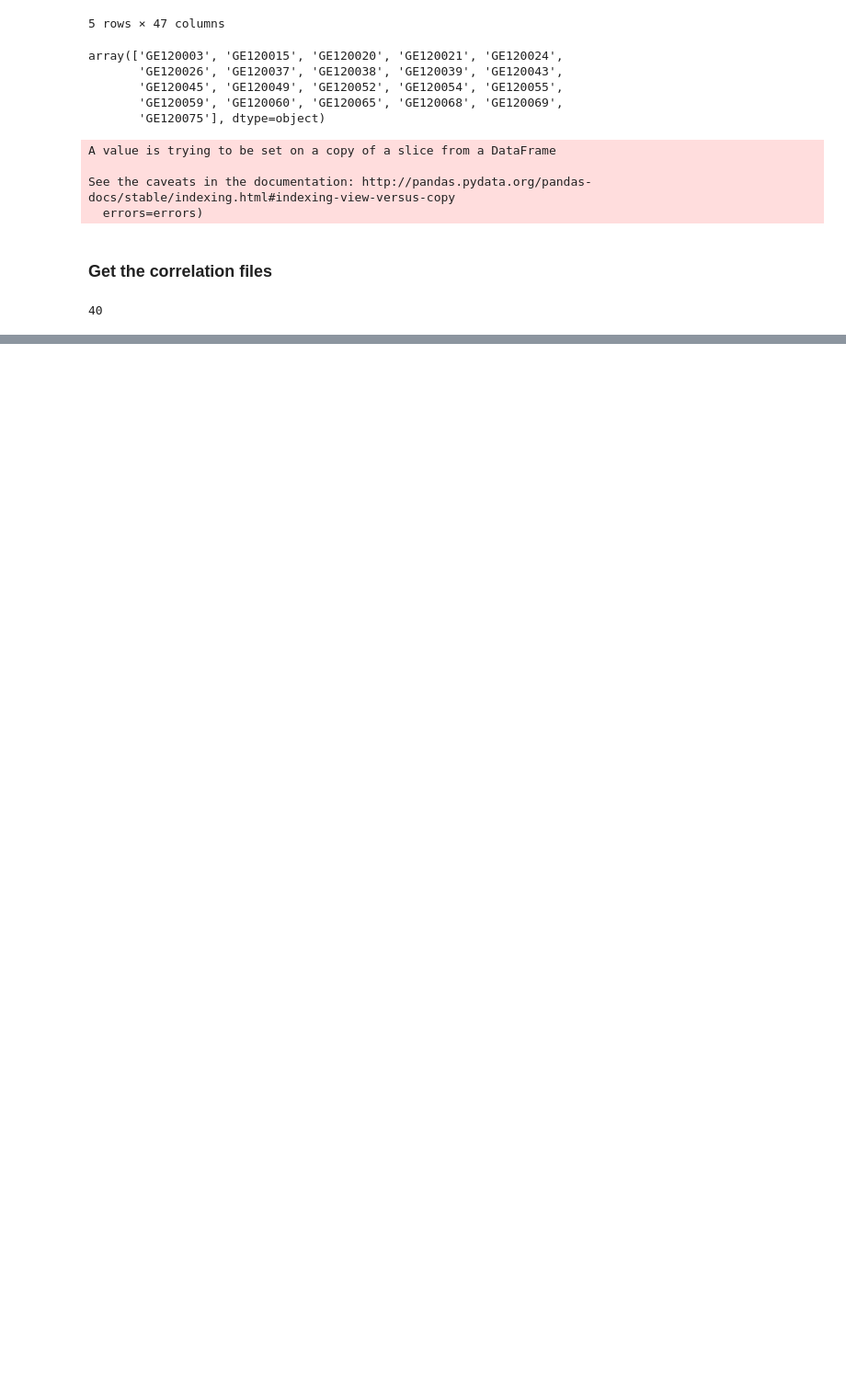
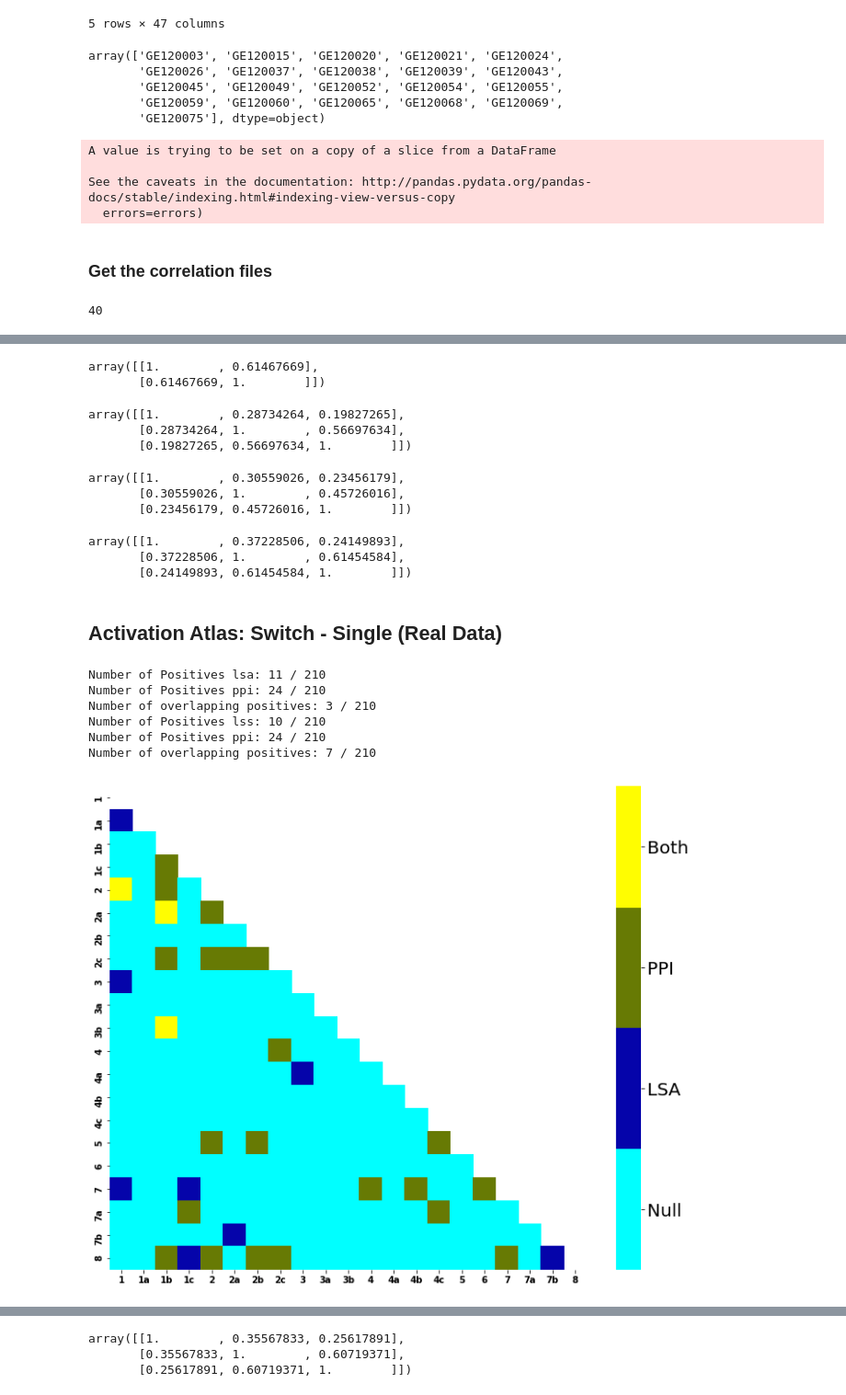
Before and after one commit to jdkent/BetaSeriesRealDataAnalysis, a Jupyter notebook: PPITest/compare_bsc_ppi.ipynb, the cells around one changed output, grey strips where cells are left out. Shown at 92% size. Cells and saved outputs as stored; diff of their text form; code cells hidden in the pictures; blank space fills up the shorter version.

```diff
--- a/PPITest/compare_bsc_ppi.ipynb
+++ b/PPITest/compare_bsc_ppi.ipynb
@@ -225,0 +240,46 @@ sum(res) / len(res)
+# %%
+np.corrcoef(ts_sch_ppi_repeatxsingle.mean(axis=0).values, ts_sch_lss_repeatxsingle.mean(axis=0).values)
+# %% [output]
+array([[1.        , 0.61467669],
+       [0.61467669, 1.        ]])
+# %%
+ts_act_lsa_repeatxsingle_mean = ts_act_lsa_repeatxsingle.mean(axis=0).values
+ts_act_lss_repeatxsingle_mean = ts_act_lss_repeatxsingle.mean(axis=0).values
+ts_act_ppi_repeatxsingle_mean = ts_act_ppi_repeatxsingle.mean(axis=0).values
+np.corrcoef([ts_act_lsa_repeatxsingle_mean, ts_act_lss_repeatxsingle_mean, ts_act_ppi_repeatxsingle_mean])
+# %% [output]
+array([[1.        , 0.28734264, 0.19827265],
+       [0.28734264, 1.        , 0.56697634],
+       [0.19827265, 0.56697634, 1.        ]])
+# %%
+ts_act_lsa_switchxrepeat_mean = ts_act_lsa_switchxrepeat.mean(axis=0).values
+ts_act_lss_switchxrepeat_mean = ts_act_lss_switchxrepeat.mean(axis=0).values
+ts_act_ppi_switchxrepeat_mean = ts_act_ppi_switchxrepeat.mean(axis=0).values
+np.corrcoef([ts_act_lsa_switchxrepeat_mean, ts_act_lss_switchxrepeat_mean, ts_act_ppi_switchxrepeat_mean])
+# %% [output]
+array([[1.        , 0.30559026, 0.23456179],
+       [0.30559026, 1.        , 0.45726016],
+       [0.23456179, 0.45726016, 1.        ]])
+# %%
+ts_act_lsa_switchxsingle_mean = ts_act_lsa_switchxsingle.mean(axis=0).values
+ts_act_lss_switchxsingle_mean = ts_act_lss_switchxsingle.mean(axis=0).values
+ts_act_ppi_switchxsingle_mean = ts_act_ppi_switchxsingle.mean(axis=0).values
+np.corrcoef([ts_act_lsa_switchxsingle_mean, ts_act_lss_switchxsingle_mean, ts_act_ppi_switchxsingle_mean])
+# %% [output]
+array([[1.        , 0.37228506, 0.24149893],
+       [0.37228506, 1.        , 0.61454584],
+       [0.24149893, 0.61454584, 1.        ]])
+# %% [markdown]
+## Activation Atlas: Switch - Single (Real Data)
+# %%
+fig_lsa, fig_lss, ppi_model_df, lss_model_df, lsa_model_df, overlap_lsa_df, overlap_lss_df = nf.compare_ppi_lss_lsa_sig(
+    ts_act_ppi_switchxsingle, ts_act_lss_switchxsingle, ts_act_lsa_switchxsingle,
+    rois="activation", nthreads=N_THREADS, use_python=True)
+# %% [output]
+Number of Positives lsa: 11 / 210
+Number of Positives ppi: 24 / 210
+Number of overlapping positives: 3 / 210
+Number of Positives lss: 10 / 210
+Number of Positives ppi: 24 / 210
+Number of overlapping positives: 7 / 210
+[figure, added]
@@ -225,0 +287,6 @@ sum(res) / len(res)
+# %%
+np.corrcoef([lsa_model_df["estimate"], lss_model_df["estimate"], ppi_model_df["estimate"]])
+# %% [output]
+array([[1.        , 0.35567833, 0.25617891],
+       [0.35567833, 1.        , 0.60719371],
+       [0.25617891, 0.60719371, 1.        ]])
```
Also changed, not shown: parts of 37 cells of this notebook, 1 other file.
